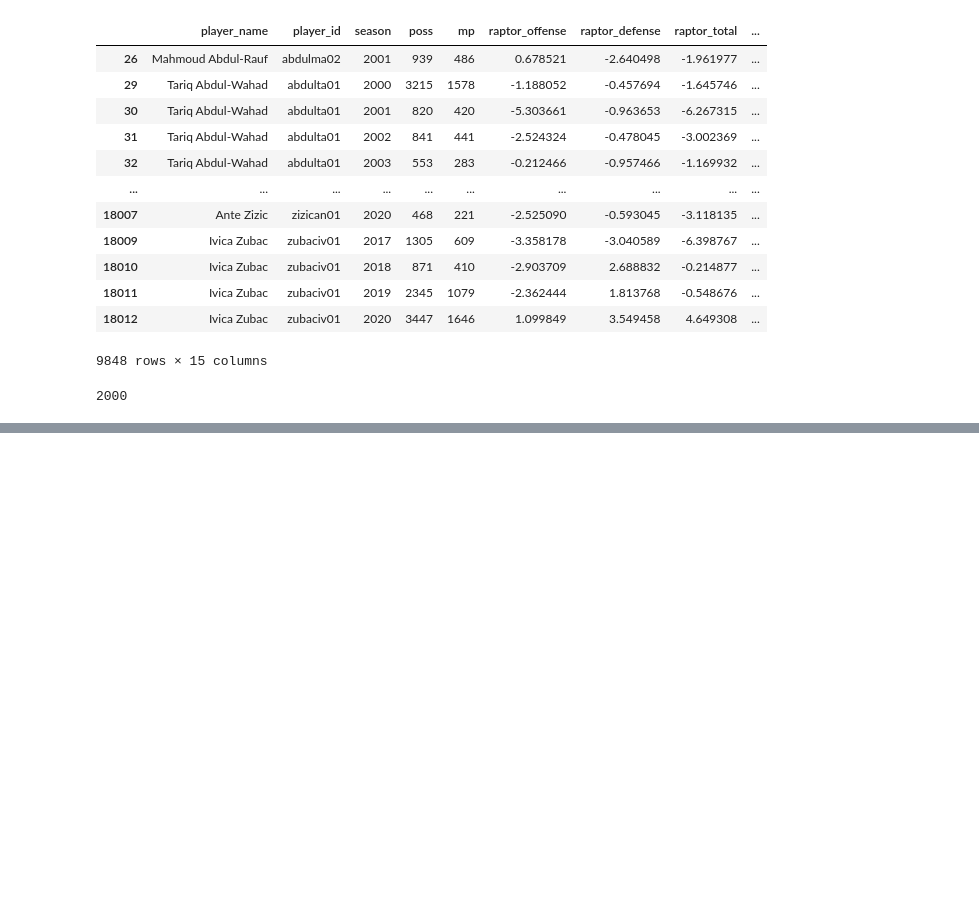
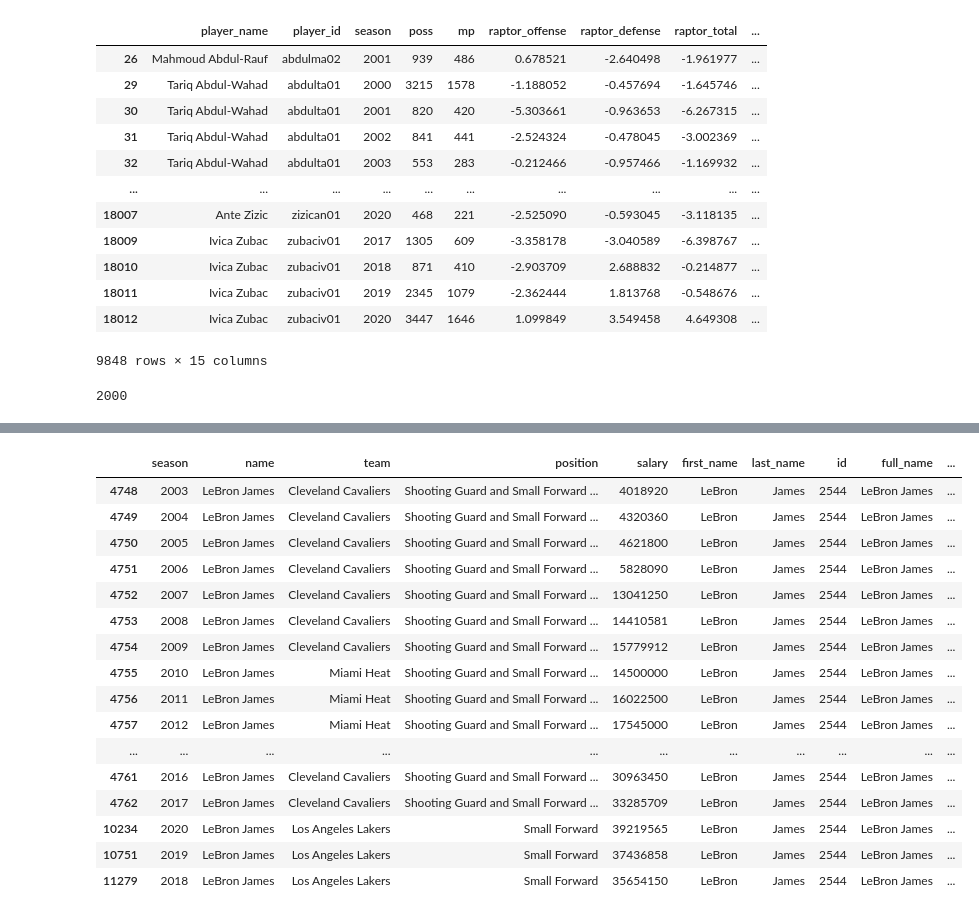
Before and after one commit to teao11/barca_fc_basketball_capstone, a Jupyter notebook: EDA/SalaryRatings.ipynb, the cells around one changed output, grey strips where cells are left out. Drawn from its saved outputs; the diff is of its cells as text; code cells hidden in the pictures; blank space fills up the shorter version.

```diff
--- a/EDA/SalaryRatings.ipynb
+++ b/EDA/SalaryRatings.ipynb
@@ -297,0 +331,4 @@ recent_salaries_df
+# %%
+recent_salaries_df = recent_salaries_df.drop(columns = ['season', 'season_end'])
+recent_salaries_df= recent_salaries_df.rename(columns = {'season_start': 'season'})
+recent_salaries_df.head(5)
@@ -297,0 +342,5 @@ recent_salaries_df
+# %%
+name_split = recent_salaries_df.name.str.split(expand=True)
+name_split = name_split.drop(columns = [2, 3])
+name_split.columns = ['first_name', 'last_name']
+name_split.head(5)
@@ -297,0 +354,3 @@ recent_salaries_df
+# %%
+recent_salaries_df = pd.concat([recent_salaries_df,name_split], axis = 1)
+recent_salaries_df.head()
@@ -297,0 +367,20 @@ recent_salaries_df
+# %%
+salary_stat.loc[salary_stat['first_name'] == 'LeBron']
+# %% [output]
+|  | season | name | team | position | salary | first_name | last_name | id | full_name | ... |
+| 4748 | 2003 | LeBron James | Cleveland Cavaliers | Shooting Guard and Small Forward ... | 4018920 | LeBron | James | 2544 | LeBron James | ... |
+| 4749 | 2004 | LeBron James | Cleveland Cavaliers | Shooting Guard and Small Forward ... | 4320360 | LeBron | James | 2544 | LeBron James | ... |
+| 4750 | 2005 | LeBron James | Cleveland Cavaliers | Shooting Guard and Small Forward ... | 4621800 | LeBron | James | 2544 | LeBron James | ... |
+| 4751 | 2006 | LeBron James | Cleveland Cavaliers | Shooting Guard and Small Forward ... | 5828090 | LeBron | James | 2544 | LeBron James | ... |
+| 4752 | 2007 | LeBron James | Cleveland Cavaliers | Shooting Guard and Small Forward ... | 13041250 | LeBron | James | 2544 | LeBron James | ... |
+| 4753 | 2008 | LeBron James | Cleveland Cavaliers | Shooting Guard and Small Forward ... | 14410581 | LeBron | James | 2544 | LeBron James | ... |
+| 4754 | 2009 | LeBron James | Cleveland Cavaliers | Shooting Guard and Small Forward ... | 15779912 | LeBron | James | 2544 | LeBron James | ... |
+| 4755 | 2010 | LeBron James | Miami Heat | Shooting Guard and Small Forward ... | 14500000 | LeBron | James | 2544 | LeBron James | ... |
+| 4756 | 2011 | LeBron James | Miami Heat | Shooting Guard and Small Forward ... | 16022500 | LeBron | James | 2544 | LeBron James | ... |
+| 4757 | 2012 | LeBron James | Miami Heat | Shooting Guard and Small Forward ... | 17545000 | LeBron | James | 2544 | LeBron James | ... |
+| ... | ... | ... | ... | ... | ... | ... | ... | ... | ... | ... |
+| 4761 | 2016 | LeBron James | Cleveland Cavaliers | Shooting Guard and Small Forward ... | 30963450 | LeBron | James | 2544 | LeBron James | ... |
+| 4762 | 2017 | LeBron James | Cleveland Cavaliers | Shooting Guard and Small Forward ... | 33285709 | LeBron | James | 2544 | LeBron James | ... |
+| 10234 | 2020 | LeBron James | Los Angeles Lakers | Small Forward | 39219565 | LeBron | James | 2544 | LeBron James | ... |
+| 10751 | 2019 | LeBron James | Los Angeles Lakers | Small Forward | 37436858 | LeBron | James | 2544 | LeBron James | ... |
+| 11279 | 2018 | LeBron James | Los Angeles Lakers | Small Forward | 35654150 | LeBron | James | 2544 | LeBron James | ... |
```
Also changed, not shown: parts of 33 cells of this notebook, 1 other file.
